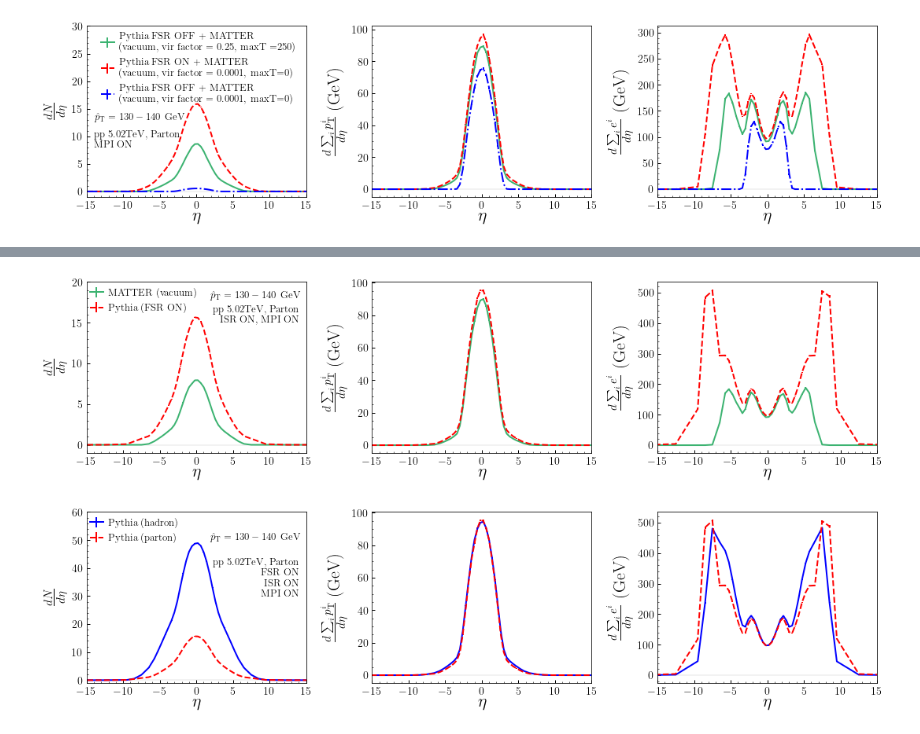
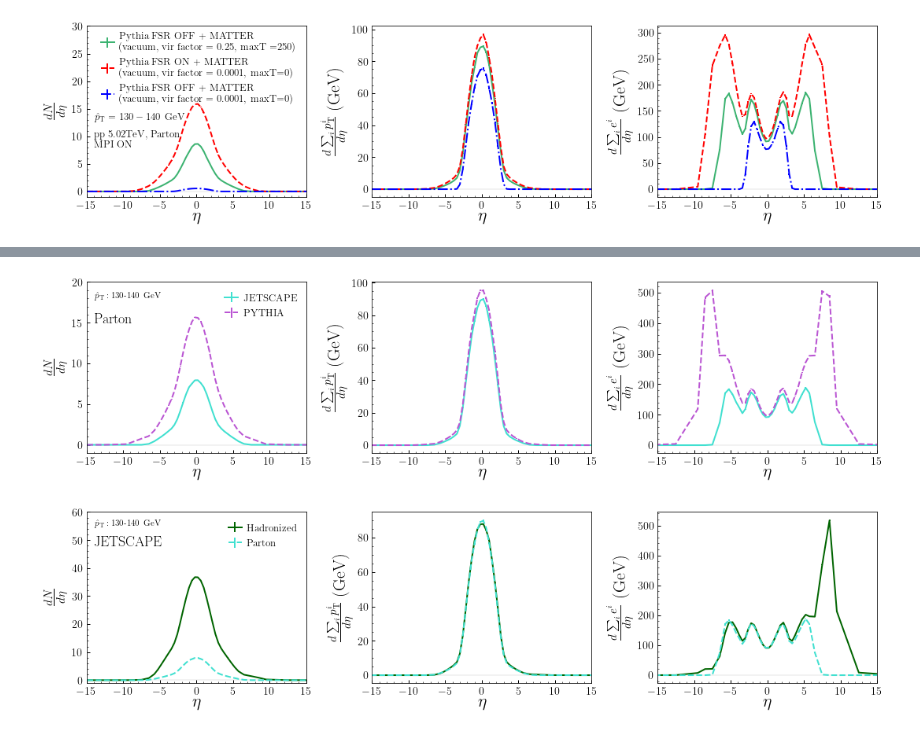
Before and after one commit to yasukitachibana/JetAnalysis, a Jupyter notebook: plot/RapDist.ipynb, the cells around one changed output, grey strips where cells are left out. Saved outputs shown, nothing was run; the diff lists cells and outputs as text; code cells hidden in the pictures.

```diff
--- a/plot/RapDist.ipynb
+++ b/plot/RapDist.ipynb
@@ -619,10 +531,10 @@ ax1.set_ylim(-1.0,20)
 # ##########################################################################################################
 
 dir = '/Users/yasukitachibana/GoogleDrive/Codes/JetAnalysis/RapDist/'
+file1 = dir +'/PP/5020_PP_Partonic/Full/rapiditydist_hist_total_RapDist_Eta_jetr0.4_ptj0-3000_rapj0.0-1.6_pt0.0-10000.0_rap0.0-10000.0_{}.txt'
+file2 = dir +'/PP/Pythia/ALL_ON/rapiditydist_hist_total_RapDist_Eta_jetr0.4_ptj0-3000_rapj0.0-1.6_pt0.0-10000.0_rap0.0-10000.0_{}.txt'
 
-file1 = dir +'/PP/5020_PP_Partonic/Full/rapiditydist_hist_total_RapDist_Eta_jetr0.4_ptj0-3000_rapj0.0-1.6_pt0.0-10000.0_rap0.0-10000.0_{}.txt'
-
-file2 = dir +'/PP/Pythia/ALL_ON/rapiditydist_hist_total_RapDist_Eta_jetr0.4_ptj0-3000_rapj0.0-1.6_pt0.0-10000.0_rap0.0-10000.0_{}.txt'
+#file2 = dir +'/PP/Pythia/ALL_ON/rapiditydist_hist_total_RapDist_Eta_jetr0.4_ptj0-3000_rapj0.0-1.6_pt0.0-10000.0_rap0.0-10000.0_{}.txt'
 
 
 val = ['n','pt','e','pz']
@@ -653,26 +565,26 @@ for i in range(3):
 
 
 
-    axs[i].errorbar( x1, y1, yerr=y1err, color='mediumseagreen', linewidth=2, label='MATTER (vacuum)', linestyle = 'solid' )
-    axs[i].errorbar( x2, y2, yerr=y2err, color='red', linewidth=2, label='Pythia (FSR ON)', linestyle = 'dashed' )
+    axs[i].errorbar( x1, y1, yerr=y1err, color='turquoise', linewidth=2, label='JETSCAPE', linestyle = 'solid' )
+    axs[i].errorbar( x2, y2, yerr=y2err, color='mediumorchid', linewidth=2, label='PYTHIA', linestyle = 'dashed' )
 
 
 # ##########################################################################################################
 
-ax1.text(14, 18, r'$\hat{p}_{\mathrm{T}}=130-140$ GeV', fontsize = 13, ha = 'right')
-ax1.text(14, 15, 'pp 5.02TeV, Parton\n ISR ON, MPI ON', fontsize = 13, ha = 'right')
-# ax2.text(0.04, 0.6, 'Sideband subtraction $1.5<|\Delta \eta| <2.5$', fontsize = 13, ha = 'left')
+
+ax1.text(-14, 18, r'$\hat{p}_{\mathrm{T}}: 130\mbox{-}140$ GeV', fontsize = 11, ha = 'left')
+ax1.text(-14, 15, r'Parton', fontsize = 18, ha = 'left')
 
 
 
-ax1.legend(bbox_to_anchor=(-0.05, 1.05), borderaxespad=1,handlelength=1.3, handletextpad=0.5,loc='upper left', fontsize=13,edgecolor='none', frameon=True, facecolor='none')
+ax1.legend(bbox_to_anchor=(1.02, 1.02), borderaxespad=1,handlelength=1.3, handletextpad=0.5,loc='upper right', fontsize=13,edgecolor='none', frameon=True, facecolor='none')
 #ax2.legend(bbox_to_anchor=(1.05, 0.9), borderaxespad=1,handlelength=1.3, handletextpad=0.5,loc='upper right', fontsize=12,edgecolor='none', frameon=True, facecolor='none')
 #ax3.legend(bbox_to_anchor=(1.05, 0.9), borderaxespad=1,handlelength=1.3, handletextpad=0.5,loc='upper right', fontsize=12,edgecolor='none', frameon=True, facecolor='none')
 
 plt.tight_layout()
-plt.savefig("eta_dist_matter_pythia.pdf")
+plt.savefig("eta_dist_parton_pythia_jetscape.pdf")
 # %% [output]
-[figure, old version]
+[figure, new version]
 # %%
 fig, axs = plt.subplots(1, 3, figsize=(18, 4), sharex='col', sharey=False,
                         gridspec_kw={'hspace': 0, 'wspace': 0.3,'width_ratios': (1,1,1)})
@@ -708,10 +620,11 @@ ax1.set_ylim(-1.0,60)
 # ##########################################################################################################
 
 dir = '/Users/yasukitachibana/GoogleDrive/Codes/JetAnalysis/RapDist/'
+file1 = dir +'/PP/5020_PP_Colorless/Full/rapiditydist_hist_total_RapDist_Eta_jetr0.4_ptj0-3000_rapj0.0-1.6_pt0.0-10000.0_rap0.0-10000.0_{}.txt'
+file2 = dir +'/PP/5020_PP_Partonic/Full/rapiditydist_hist_total_RapDist_Eta_jetr0.4_ptj0-3000_rapj0.0-1.6_pt0.0-10000.0_rap0.0-10000.0_{}.txt'
+#file2 = dir +'/PP/Pythia/Hadron/rapiditydist_hist_total_RapDist_Eta_jetr0.4_ptj0-3000_rapj0.0-1.6_pt0.0-10000.0_rap0.0-10000.0_{}.txt'
 
-file1 = dir +'/PP/Pythia/Hadron/rapiditydist_hist_total_RapDist_Eta_jetr0.4_ptj0-3000_rapj0.0-1.6_pt0.0-10000.0_rap0.0-10000.0_{}.txt'
-
-file2 = dir +'/PP/Pythia/ALL_ON/rapiditydist_hist_total_RapDist_Eta_jetr0.4_ptj0-3000_rapj0.0-1.6_pt0.0-10000.0_rap0.0-10000.0_{}.txt'
+#file2 = dir +'/PP/Pythia/ALL_ON/rapiditydist_hist_total_RapDist_Eta_jetr0.4_ptj0-3000_rapj0.0-1.6_pt0.0-10000.0_rap0.0-10000.0_{}.txt'
 
 
 val = ['n','pt','e','pz']
@@ -727,38 +640,38 @@ for i in range(3):
 
 
     xlen = len(data1[:,0])
 
     x1 = data1[:xlen,0]
     y1 = data1[:xlen,3]
     y1err = data1[:xlen,4]
     x1step = np.append(data1[:xlen,1],data1[xlen-1,2])
     y1step = np.append(data1[:xlen,3],data1[xlen-1,3])
 
     x2 = data2[:xlen,0]
     y2 = data2[:xlen,3]
     y2err = data2[:xlen,4]
     x2step = np.append(data2[:xlen,1],data2[xlen-1,2])
     y2step = np.append(data2[:xlen,3],data2[xlen-1,3])
 
 
 
-    axs[i].errorbar( x1, y1, yerr=y1err, color='blue', linewidth=2, label='Pythia (hadron)', linestyle = 'solid' )
-    axs[i].errorbar( x2, y2, yerr=y2err, color='red', linewidth=2, label='Pythia (parton)', linestyle = 'dashed' )
+    axs[i].errorbar( x1, y1, yerr=y1err, color='darkgreen', linewidth=2, label='Hadronized', linestyle = 'solid' )
+    axs[i].errorbar( x2, y2, yerr=y2err, color='turquoise', linewidth=2, label='Parton', linestyle = 'dashed' )
 
 
 # ##########################################################################################################
 
-ax1.text(14, 50, r'$\hat{p}_{\mathrm{T}}=130-140$ GeV', fontsize = 13, ha = 'right')
-ax1.text(14, 30, 'pp 5.02TeV, Parton\n FSR ON\nISR ON\nMPI ON', fontsize = 13, ha = 'right')
-# ax2.text(0.04, 0.6, 'Sideband subtraction $1.5<|\Delta \eta| <2.5$', fontsize = 13, ha = 'left')
+
+ax1.text(-14, 55, r'$\hat{p}_{\mathrm{T}}: 130\mbox{-}140$ GeV', fontsize = 11, ha = 'left')
+ax1.text(-14, 48, r'JETSCAPE', fontsize = 18, ha = 'left')
 
 
 
-ax1.legend(bbox_to_anchor=(-0.05, 1.05), borderaxespad=1,handlelength=1.3, handletextpad=0.5,loc='upper left', fontsize=13,edgecolor='none', frameon=True, facecolor='none')
+ax1.legend(bbox_to_anchor=(1.02, 1.02), borderaxespad=1,handlelength=1.3, handletextpad=0.5,loc='upper right', fontsize=13,edgecolor='none', frameon=True, facecolor='none')
 #ax2.legend(bbox_to_anchor=(1.05, 0.9), borderaxespad=1,handlelength=1.3, handletextpad=0.5,loc='upper right', fontsize=12,edgecolor='none', frameon=True, facecolor='none')
 #ax3.legend(bbox_to_anchor=(1.05, 0.9), borderaxespad=1,handlelength=1.3, handletextpad=0.5,loc='upper right', fontsize=12,edgecolor='none', frameon=True, facecolor='none')
 
 plt.tight_layout()
-plt.savefig("eta_dist_hadron.pdf")
+plt.savefig("eta_dist_jetscape_pp.pdf")
 # %% [output]
-[figure, old version]
+[figure, new version]
```
Also changed, not shown: parts of 9 cells of this notebook, 2 other files.
